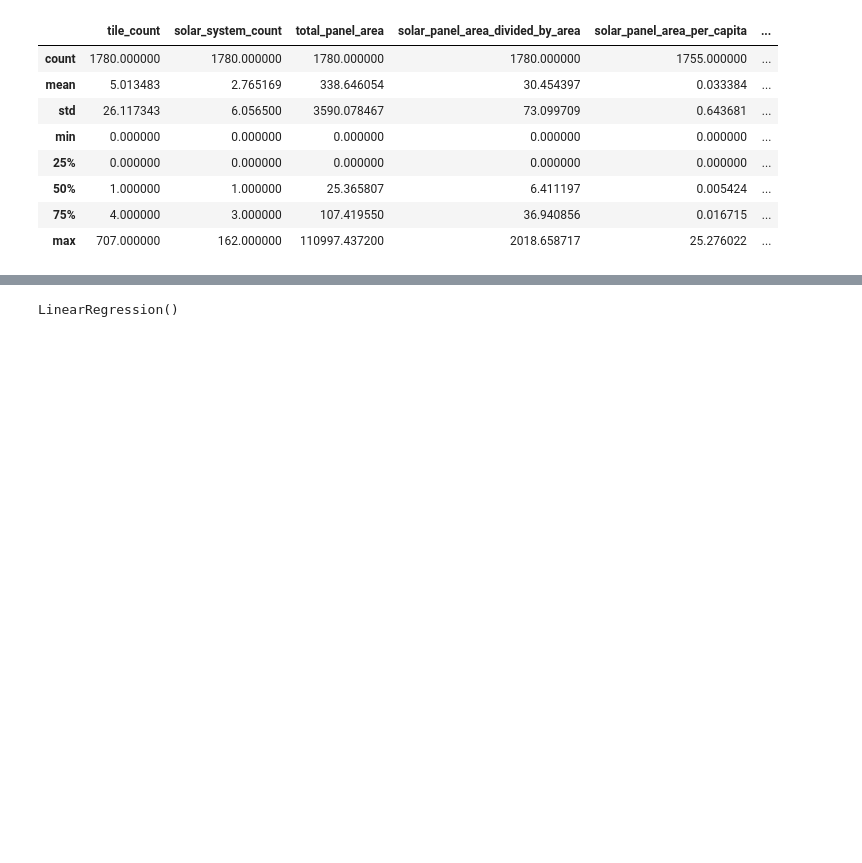
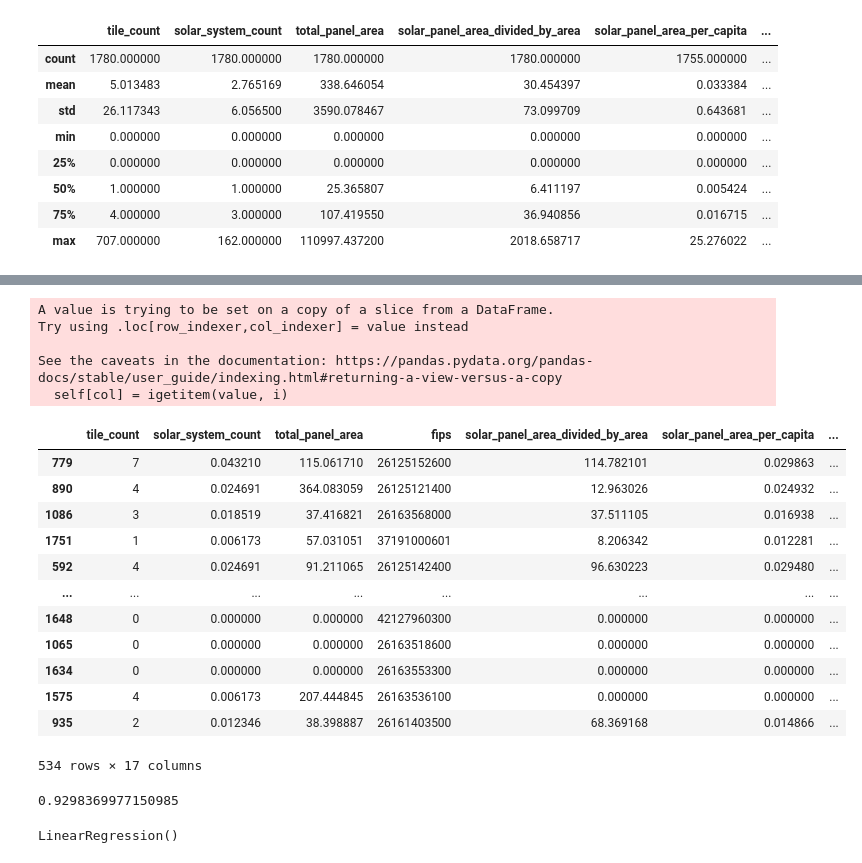
Before and after one commit to eescala2/Sunlight_Radiation_and_Solar_Panels, a Jupyter notebook: preliminary_sqlalchemy_preliminary_regression.ipynb, the cells around one changed output, grey strips where cells are left out. Saved outputs shown, nothing was run; the diff lists cells and outputs as text; code cells hidden in the pictures; blank space fills up the shorter version.

```diff
--- a/preliminary_sqlalchemy_preliminary_regression.ipynb
+++ b/preliminary_sqlalchemy_preliminary_regression.ipynb
@@ -95,0 +754,23 @@ y=dataFrame['number_of_solar_system_per_household']
+# %%
+numerical_variables=['daily_solar_radiation','median_income', 'education_level', 'homeownership','population_density', 'solar_system_count_residential', 'number_of_solar_system_per_household', 'solar_system_count']
+df_test[numerical_variables]=scaler.transform(df_test[numerical_variables])
+df_test
+# %% [output]
+A value is trying to be set on a copy of a slice from a DataFrame.
+Try using .loc[row_indexer,col_indexer] = value instead
+
+See the caveats in the documentation: https://pandas.pydata.org/pandas-docs/stable/user_guide/indexing.html#returning-a-view-versus-a-copy
+  self[col] = igetitem(value, i)
+|  | tile_count | solar_system_count | total_panel_area | fips | solar_panel_area_divided_by_area | solar_panel_area_per_capita | ... |
+| 779 | 7 | 0.043210 | 115.061710 | 26125152600 | 114.782101 | 0.029863 | ... |
+| 890 | 4 | 0.024691 | 364.083059 | 26125121400 | 12.963026 | 0.024932 | ... |
+| 1086 | 3 | 0.018519 | 37.416821 | 26163568000 | 37.511105 | 0.016938 | ... |
+| 1751 | 1 | 0.006173 | 57.031051 | 37191000601 | 8.206342 | 0.012281 | ... |
+| 592 | 4 | 0.024691 | 91.211065 | 26125142400 | 96.630223 | 0.029480 | ... |
+| ... | ... | ... | ... | ... | ... | ... | ... |
+| 1648 | 0 | 0.000000 | 0.000000 | 42127960300 | 0.000000 | 0.000000 | ... |
+| 1065 | 0 | 0.000000 | 0.000000 | 26163518600 | 0.000000 | 0.000000 | ... |
+| 1634 | 0 | 0.000000 | 0.000000 | 26163553300 | 0.000000 | 0.000000 | ... |
+| 1575 | 4 | 0.006173 | 207.444845 | 26163536100 | 0.000000 | 0.000000 | ... |
+| 935 | 2 | 0.012346 | 38.398887 | 26161403500 | 68.369168 | 0.014866 | ... |
+534 rows × 17 columns
@@ -95,0 +783,5 @@ y=dataFrame['number_of_solar_system_per_household']
+# %%
+from sklearn.metrics import r2_score
+r2_score(y_true=y_test, y_pred = y_pred_m4)
+# %% [output]
+0.9298369977150985
```
Also changed, not shown: parts of 43 cells of this notebook.
